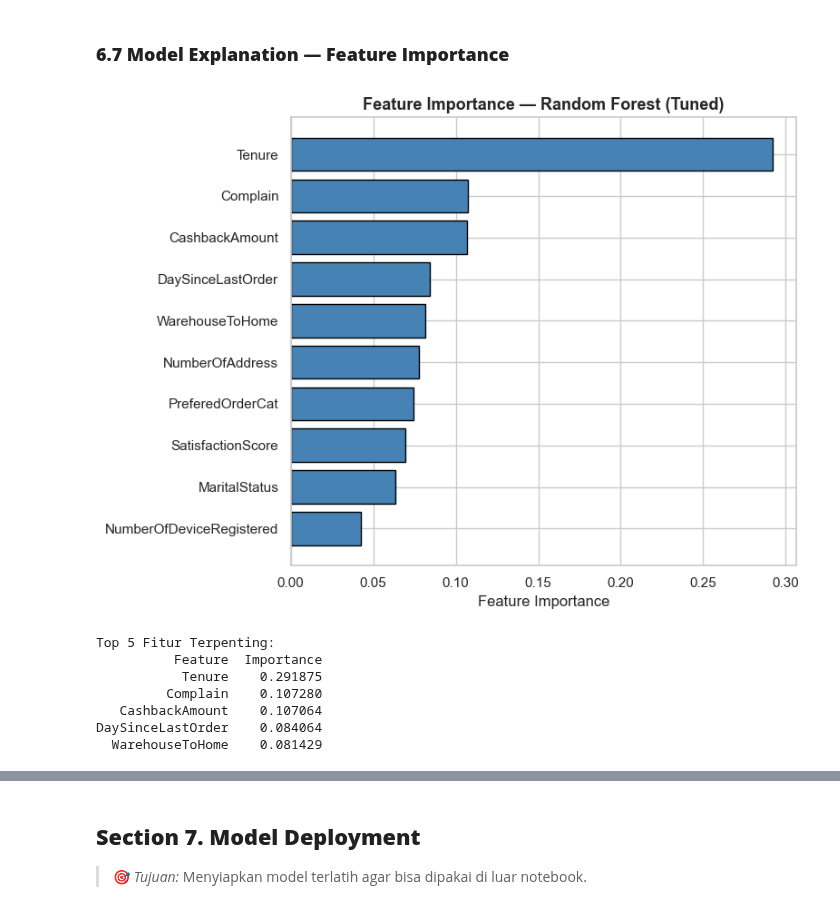
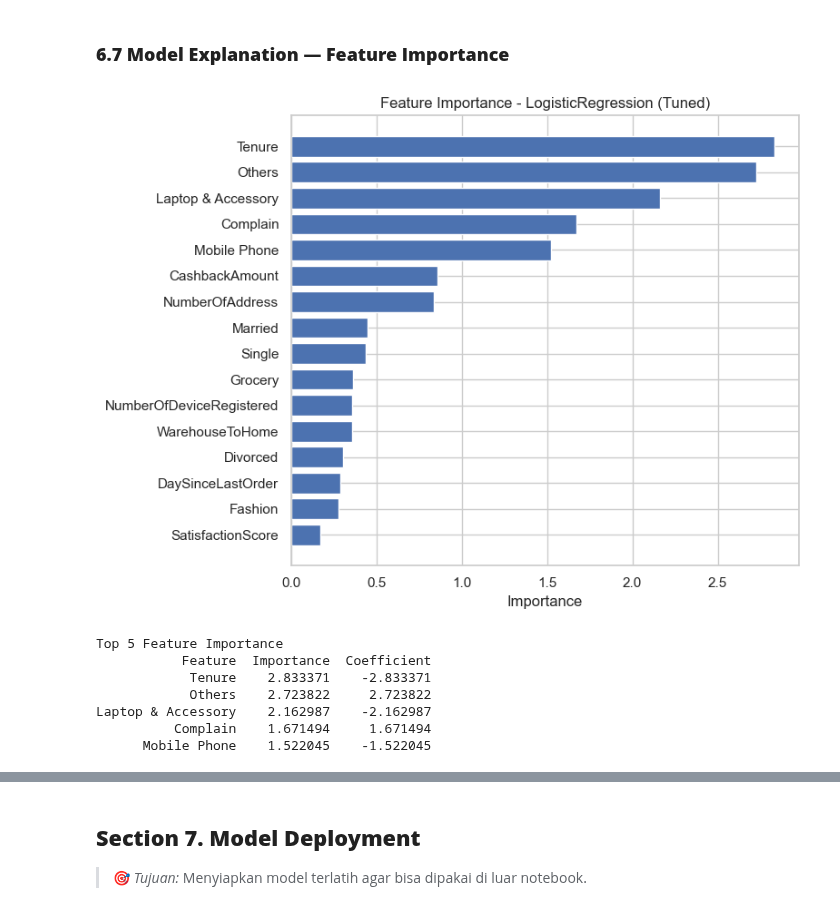
Before and after one commit to donnyhardika/E-Commerce-Churn-Customer-Prediction, a Jupyter notebook: notebook/capstone3_ecommerce_churn.ipynb, the cells around one changed output, grey strips where cells are left out. Drawn from its saved outputs; the diff is of its cells as text; code cells hidden in the pictures.

```diff
--- a/notebook/capstone3_ecommerce_churn.ipynb
+++ b/notebook/capstone3_ecommerce_churn.ipynb
@@ -569,2 +640,4 @@ Preprocessor berhasil didefinisikan.
 # %% [markdown]
 ### **5.5 Feature Selection**
+# %%
+model_res_pipeline.fit(X_train, y_train)
@@ -909,29 +1128,2 @@ Rekomendasi threshold (F2 tertinggi): 0.35
 # %% [markdown]
 ### **6.7 Model Explanation — Feature Importance**
-# %%
-try:
-    fi = best_model.named_steps['model'].feature_importances_
-    feat_names = num_missing + num_no_missing + cat_features
-    fi_df = pd.DataFrame({'Feature': feat_names, 'Importance': fi}).sort_values(
-        'Importance', ascending=True)
-
-    plt.figure(figsize=(8, 6))
-    plt.barh(fi_df['Feature'], fi_df['Importance'], color='steelblue', edgecolor='black')
-    plt.xlabel('Feature Importance')
-    plt.title(f'Feature Importance — {best_model_name}', fontsize=13, fontweight='bold')
-    plt.tight_layout()
-    plt.show()
-
-    print("Top 5 Fitur Terpenting:")
-    print(fi_df.sort_values('Importance', ascending=False).head(5).to_string(index=False))
-except Exception as e:
-    print(f"Feature importance tidak tersedia: {e}")
-# %% [output]
-[figure, removed]
-Top 5 Fitur Terpenting:
-          Feature  Importance
-           Tenure    0.291875
-         Complain    0.107280
-   CashbackAmount    0.107064
-DaySinceLastOrder    0.084064
-  WarehouseToHome    0.081429
@@ -937,0 +1135,40 @@ DaySinceLastOrder    0.084064
+# %%
+classifier = best_model.named_steps["classifier"]
+
+# Logistic Regression
+if hasattr(classifier, "coef_"):
+    importance = np.abs(classifier.coef_[0])
+    coefficient = classifier.coef_[0]
+
+# Tree-based
+elif hasattr(classifier, "feature_importances_"):
+    importance = classifier.feature_importances_
+    coefficient = importance
+
+else:
+    raise ValueError("Model tidak memiliki feature importance.")
+
+fi_df = pd.DataFrame({
+    "Feature": feature_names,
+    "Importance": importance,
+    "Coefficient": coefficient
+}).sort_values("Importance", ascending=True)
+
+plt.figure(figsize=(8,6))
+plt.barh(fi_df["Feature"], fi_df["Importance"])
+plt.xlabel("Importance")
+plt.title(f"Feature Importance - {best_model_name}")
+plt.tight_layout()
+plt.show()
+
+print("Top 5 Feature Importance")
+print(fi_df.sort_values("Importance", ascending=False).head(5).to_string(index=False))
+# %% [output]
+[figure, added]
+Top 5 Feature Importance
+           Feature  Importance  Coefficient
+            Tenure    2.833371    -2.833371
+            Others    2.723822     2.723822
+Laptop & Accessory    2.162987    -2.162987
+          Complain    1.671494     1.671494
+      Mobile Phone    1.522045    -1.522045
```
Also changed, not shown: parts of 59 cells of this notebook, 3 other files.
